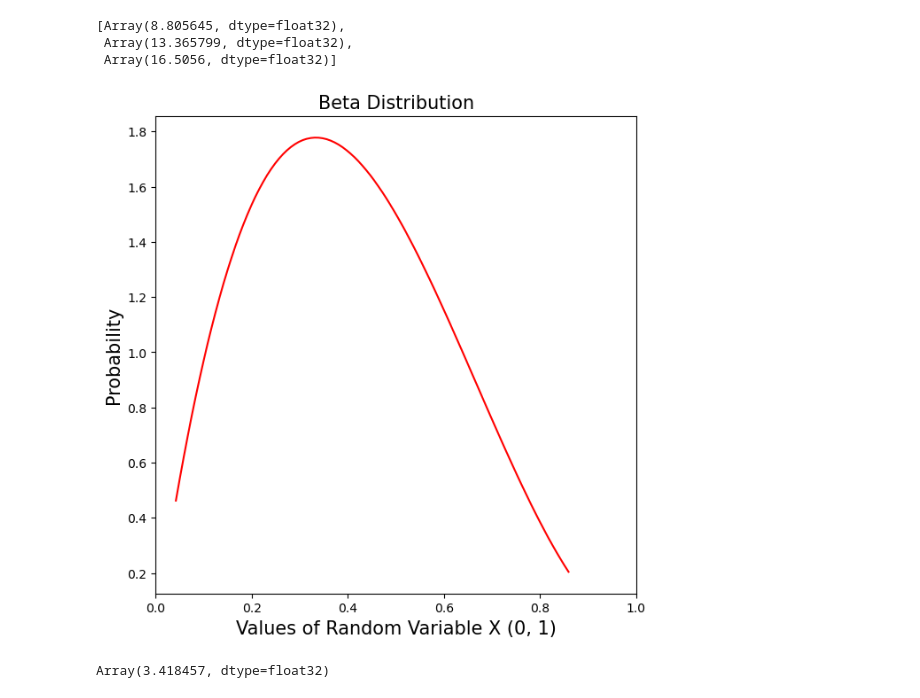
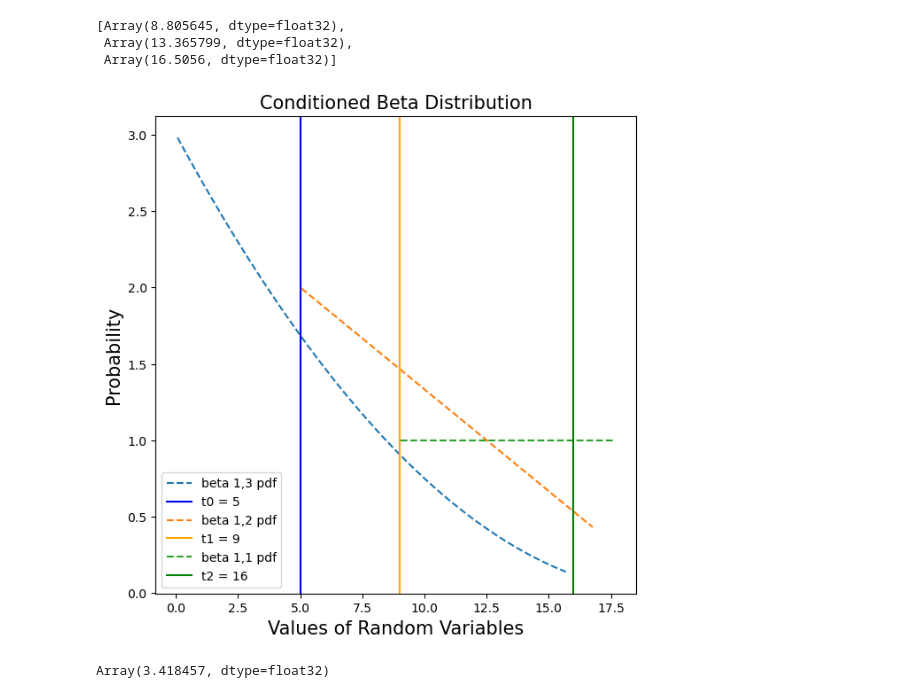
Before and after one commit to Gaurav17Joshi/ProofOfConcept, a Jupyter notebook: trying_libraries.ipynb, the cells around one changed output. Cells and saved outputs as stored; diff of their text form; code cells hidden in the pictures.

```diff
--- a/trying_libraries.ipynb
+++ b/trying_libraries.ipynb
@@ -296,24 +281,40 @@ jointds.sample(seed = random.PRNGKey(9))
 [Array(8.805645, dtype=float32),
  Array(13.365799, dtype=float32),
  Array(16.5056, dtype=float32)]
-# %%
-import numpy as np
-import matplotlib.pyplot as plt
-from scipy.stats import beta
-
-a, b = 2, 3
-
-x = np.linspace(beta.ppf(0.01, a, b),beta.ppf(0.99, a, b), 100)
-
-plt.figure(figsize=(7,7))
-plt.xlim(0.0, 1.0)
-plt.plot(x, beta.pdf(x, a, b), 'r-')
-plt.title('Beta Distribution', fontsize='15')
-plt.xlabel('Values of Random Variable X (0, 1)', fontsize='15')
-plt.ylabel('Probability', fontsize='15')
-plt.show()
-# %% [output]
-[figure, removed]
+# %%
+import numpy as np
+import matplotlib.pyplot as plt
+from scipy.stats import beta
+
+a, b = 1, 3
+
+plt.figure(figsize=(7,7))
+x = np.linspace(beta.ppf(0.01, a, b),beta.ppf(0.99, a, b), 100)
+y = beta.pdf(x, a, b)
+plt.plot(20*x, beta.pdf(x, a, b), '--', label='beta 1,3 pdf')
+plt.axvline(x = 5, color = 'b', label = 't0 = 5')
+
+a,b = 1,2
+x1 = np.linspace(beta.ppf(0.01, a, b),beta.ppf(0.99, a, b), 100)
+y1 = beta.pdf(x1, a, b)
+plt.plot((20-5)*x+5, beta.pdf(x, a, b), '--', label='beta 1,2 pdf')
+plt.axvline(x = 9, color = 'orange', label = 't1 = 9')
+
+a,b = 1,1
+x1 = np.linspace(beta.ppf(0.01, a, b),beta.ppf(0.99, a, b), 100)
+y1 = beta.pdf(x1, a, b)
+plt.plot((20-9)*x+9, beta.pdf(x, a, b), '--', label='beta 1,1 pdf')
+plt.axvline(x = 16, color = 'green', label = 't2 = 16')
+
+plt.plot()
+plt.title('Conditioned Beta Distribution', fontsize='15')
+plt.xlabel('Values of Random Variables', fontsize='15')
+plt.ylabel('Probability', fontsize='15')
+plt.legend()
+# plt.label()
+plt.show()
+# %% [output]
+[figure, added]
 # %%
 dist2 = tfd.Cauchy(0., 100.)
 dist2
```
Also changed, not shown: parts of 4 cells of this notebook, 3 other files.
